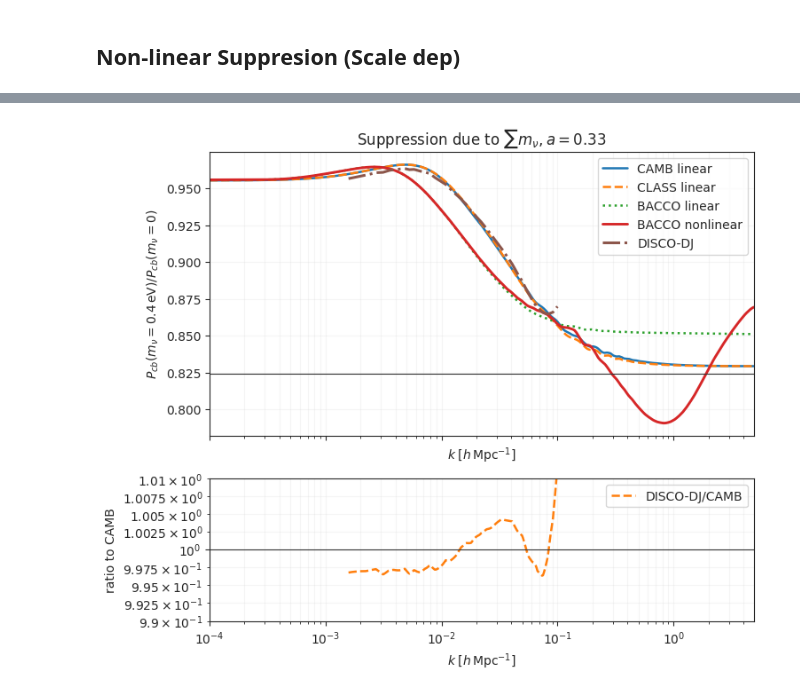
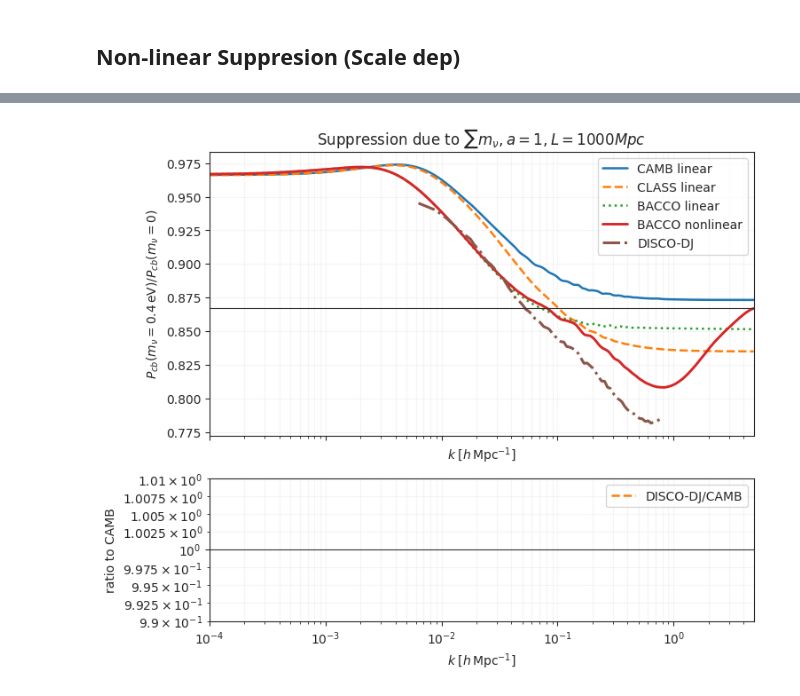
Before and after one commit to Xantyos13/DISCO-DJ, a Jupyter notebook: Neutrinos/Power_comparaison.ipynb, the cells around one changed output, grey strips where cells are left out. Saved outputs shown, nothing was run; the diff lists cells and outputs as text; code cells hidden in the pictures.

```diff
--- a/Neutrinos/Power_comparaison.ipynb
+++ b/Neutrinos/Power_comparaison.ipynb
@@ -254,7 +288,7 @@ pars.set_cosmology(
 pars.InitPower.set_params(As=cosmo["As"], ns=cosmo["ns"])
 pars.set_matter_power(redshifts=[z], kmax=10.0)
 pars.NonLinear = model.NonLinear_none
-
+pars.set_accuracy(AccuracyBoost=3.0 , DoLateRadTruncation=False, lAccuracyBoost=3.0)
 camb_results = camb.get_results(pars)
 k_camb_h, z_camb, P_camb_cb = camb_results.get_matter_power_spectrum(
     minkh=1e-4,
@@ -457,13 +491,14 @@ ax.semilogx(k_h,ratio_bacco_nl,color="C3",lw=2.1,label="BACCO nonlinear",)
 # ax.semilogx(k_h, ratio_disco, color="C4", lw=2.1, label="DISCOEB")
 
 ax.axhline(supp_Pcb, color="0.2", lw=0.8)
+ax.axhline(supp_P, color="0.3", lw=0.8)
 
 ax.set_xscale("log")
 ax.set_xlim(k_h.min(), k_h.max())
 
 ax.set_xlabel(r"$k\;[h\,{\rm Mpc}^{-1}]$")
 ax.set_ylabel(
-    r"$P_{cb}(m_\nu=0.4\,{\rm eV}) / P_{cb}(m_\nu=0)$"
+    r"$P_{cb}(m_\nu=0.3\,{\rm eV}) / P_{cb}(m_\nu=0)$"
 )
 
 ax.set_title(
@@ -489,8 +524,8 @@ if precision == "double":
     config.update("jax_enable_x64", True)
 
 # Define the boxsize and resolution
-boxsize = 4000  # in Mpc/h
-res = 128  # the particles live on a Lagrangrian grid of resolution (res)^dim
+boxsize = 1000  # in Mpc/h
+res = 256  # the particles live on a Lagrangrian grid of resolution (res)^dim
 
 results_disco = []
 
@@ -520,7 +555,7 @@ antialias = 0
 grad_kernel_order = 4
 laplace_kernel_order = 0
 worder = 2
-n_resample = 1
+n_resample = 3
 deconvolve = True
 nlpt_order_ics = n_order
 chunk_size = None  # if you are running out of GPU memory, doing the mass assignment in smaller chunks might help (e.g. chunk_size = dj.res ** dj.dim // 16)
@@ -541,8 +576,8 @@ for a_end in a_targets:
                                     nlpt_order_ics=nlpt_order_ics, n_resample=n_resample,
                                     deconvolve=deconvolve, return_displacement=False, chunk_size=chunk_size,
                                     convert_to_numpy=True)  # convert_to_numpy: same as above for the ICs and LPT
-    delta_sim = dj.get_delta_from_pos(X_sim, res= dj.res, n_resample=1)
-    k, Pk, _ = dj.evaluate_power_spectrum(delta_sim, bins=dj.res//3, deconvolve=True, worder=2)
+    delta_sim = dj.get_delta_from_pos(X_sim, res= dj.res, n_resample=n_resample)
+    k, Pk, _ = dj.evaluate_power_spectrum(delta_sim, bins=dj.res//3, deconvolve=True, worder=worder)
 
     results_disco.append({
             "k": k,
@@ -583,8 +618,8 @@ for sum_masses in masses:
                                         nlpt_order_ics=nlpt_order_ics, n_resample=n_resample,
                                         deconvolve=deconvolve, return_displacement=False, chunk_size=chunk_size,
                                         convert_to_numpy=True)  # convert_to_numpy: same as above for the ICs and LPT
-        delta_sim_nu = dj_nu.get_delta_from_pos(X_sim_nu, res= dj.res, n_resample=1)
-        k_nu, Pk_nu, _ = dj_nu.evaluate_power_spectrum(delta_sim_nu, bins=dj.res//3, deconvolve=True, worder=2)
+        delta_sim_nu = dj_nu.get_delta_from_pos(X_sim_nu, res= dj.res, n_resample=n_resample)
+        k_nu, Pk_nu, _ = dj_nu.evaluate_power_spectrum(delta_sim_nu, bins=dj.res//3, deconvolve=True, worder=worder)
 
         results_disco.append({
             "k": k,
@@ -823,8 +858,8 @@ if precision == "double":
     config.update("jax_enable_x64", True)
 
 # Define the boxsize and resolution
-boxsize = 4000  # in Mpc/h
-res = 128  # the particles live on a Lagrangrian grid of resolution (res)^dim
+boxsize = 1000  # in Mpc/h
+res = 256  # the particles live on a Lagrangrian grid of resolution (res)^dim
 
 results_disco = []
 
@@ -854,7 +889,7 @@ antialias = 0
 grad_kernel_order = 4
 laplace_kernel_order = 0
 worder = 2
-n_resample = 1
+n_resample = 3
 deconvolve = True
 nlpt_order_ics = n_order
 chunk_size = None  # if you are running out of GPU memory, doing the mass assignment in smaller chunks might help (e.g. chunk_size = dj.res ** dj.dim // 16)
@@ -875,8 +910,8 @@ for a_end in a_targets:
                                     nlpt_order_ics=nlpt_order_ics, n_resample=n_resample,
                                     deconvolve=deconvolve, return_displacement=False, chunk_size=chunk_size,
                                     convert_to_numpy=True)  # convert_to_numpy: same as above for the ICs and LPT
-    delta_sim = dj.get_delta_from_pos(X_sim, res= dj.res, n_resample=1)
-    k, Pk, _ = dj.evaluate_power_spectrum(delta_sim, bins=dj.res//3, deconvolve=True, worder=2)
+    delta_sim = dj.get_delta_from_pos(X_sim, res= dj.res, n_resample=n_resample)
+    k, Pk, _ = dj.evaluate_power_spectrum(delta_sim, bins=dj.res//3, deconvolve=deconvolve, worder=worder)
 
     results_disco.append({
             "k": k,
@@ -917,8 +952,8 @@ for sum_masses in masses:
                                         nlpt_order_ics=nlpt_order_ics, n_resample=n_resample,
                                         deconvolve=deconvolve, return_displacement=False, chunk_size=chunk_size,
                                         convert_to_numpy=True)  # convert_to_numpy: same as above for the ICs and LPT
-        delta_sim_nu = dj_nu.get_delta_from_pos(X_sim_nu, res= dj.res, n_resample=1)
-        k_nu, Pk_nu, _ = dj_nu.evaluate_power_spectrum(delta_sim_nu, bins=dj.res//3, deconvolve=True, worder=2)
+        delta_sim_nu = dj_nu.get_delta_from_pos(X_sim_nu, res= dj.res, n_resample=n_resample)
+        k_nu, Pk_nu, _ = dj_nu.evaluate_power_spectrum(delta_sim_nu, bins=dj.res//3, deconvolve=deconvolve, worder=worder)
 
         results_disco.append({
             "k": k,
@@ -1100,5 +1135,6 @@ axr.grid(True, which="both", alpha=0.18)
 # %%
-entries = [d for d in discodj_data if np.isclose(d["a"], 0.33)]
+a_end = 1
+entries = [d for d in discodj_data if np.isclose(d["a"], a_end)]
 entry0 = next(d for d in entries if np.isclose(d["mass"], 0.0))
 entrym = next(d for d in entries if not np.isclose(d["mass"], 0.0))
 Pk = np.exp(interp1d(np.log(entry0["k"]), np.log(entry0["Pcb"]), kind="linear", bounds_error=False, fill_value=np.nan)(np.log(k_h)))
@@ -1126,38 +1162,38 @@ ax.semilogx(k_h,ratio_camb,color="C0",lw=1.8,label="CAMB linear",)
 ax.semilogx(k_h,ratio_class,color="C1",lw=1.8,ls="--",label="CLASS linear",)
 ax.semilogx(k_h,ratio_bacco,color="C2",lw=1.8,ls=":",label="BACCO linear",)
 ax.semilogx(k_h,ratio_bacco_nl,color="C3",lw=2.1,label="BACCO nonlinear",)
-ax.semilogx(k_h,ratio_dj,color="C5", linestyle='-.',lw=2.2,label="DISCO-DJ",)
+ax.semilogx(k_h/h,ratio_dj,color="C5", linestyle='-.',lw=2.2,label="DISCO-DJ",)
 # ax.semilogx(k_h, ratio_disco, color="C4", lw=2.1, label="DISCOEB")
 
 ax.axhline(supp_Pcb, color="0.2", lw=0.8)
 
 ax.set_xscale("log")
 ax.set_xlim(k_h.min(), k_h.max())
 
 ax.set_xlabel(r"$k\;[h\,{\rm Mpc}^{-1}]$")
 ax.set_ylabel(
     r"$P_{cb}(m_\nu=0.4\,{\rm eV}) / P_{cb}(m_\nu=0)$"
 )
 
 ax.set_title(
-    r"Suppression due to $\sum m_\nu , a=0.33 $"
+    rf"Suppression due to $\sum m_\nu , a={a_end} , L=1000 Mpc$"
 )
 
 ax.legend()
 ax.grid(True, which="both", alpha=0.18)
 
 axr.semilogx(k_h, ratio_dj /  ratio_camb, color="C1", lw=1.8, ls="--", label="DISCO-DJ/CAMB")
 
 
 axr.axhline(1.0, color="0.2", lw=0.8)
 
 axr.set_xlabel(r"$k\;[h\,{\rm Mpc}^{-1}]$")
 axr.set_ylabel("ratio to CAMB")
 axr.set_xlim(k_h.min(), k_h.max())
 
 axr.set_ylim(0.99,1.01)
 axr.set_yscale("log")
 axr.legend()
 axr.grid(True, which="both", alpha=0.18)
 # %% [output]
-[figure, old version]
+[figure, new version]
```
Also changed, not shown: parts of 15 cells of this notebook, 16 other files.
